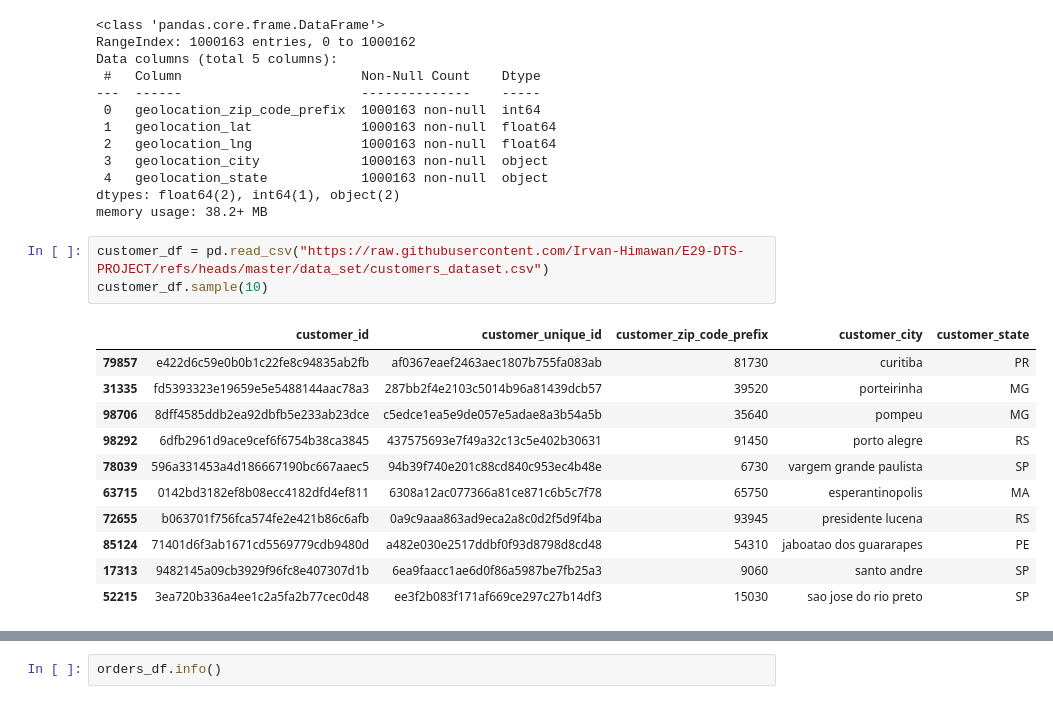
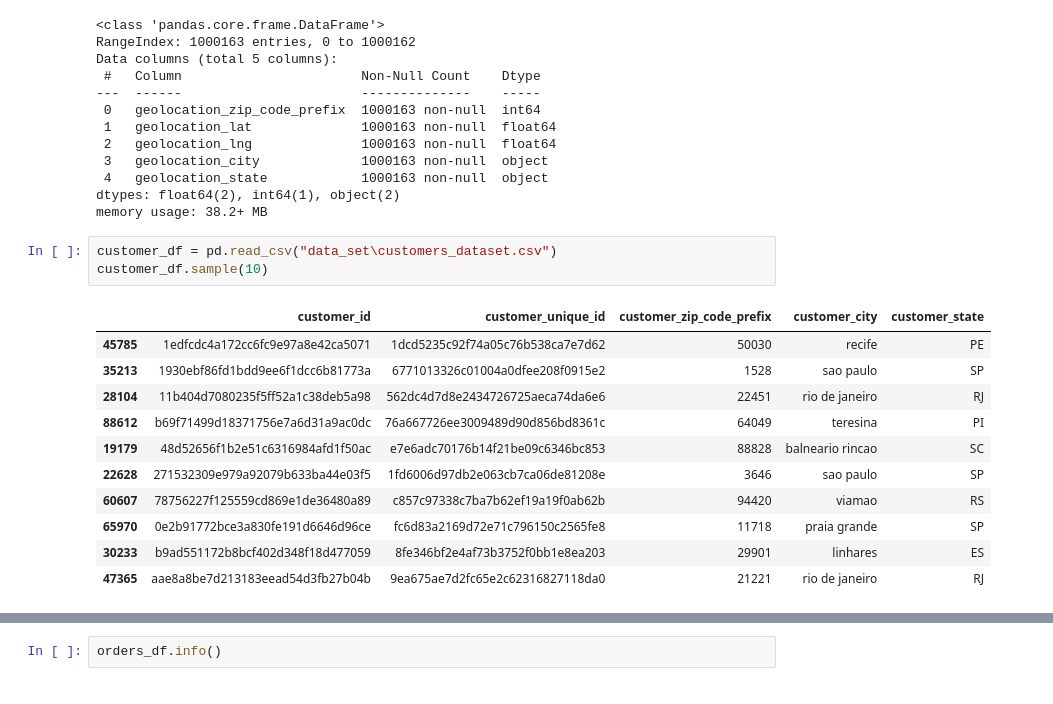
Before and after one commit to Irvan-Himawan/E29-DTS-PROJECT, a Jupyter notebook: Analysis_e-commerce_dataset_dicoding.ipynb, the cells around one changed output, grey strips where cells are left out. Cells and saved outputs as stored; diff of their text form.

Commit message:
Updating cleaning and analysis data

```diff
--- a/Analysis_e-commerce_dataset_dicoding.ipynb
+++ b/Analysis_e-commerce_dataset_dicoding.ipynb
@@ -73,17 +58,17 @@ Data columns (total 5 columns):
 dtypes: float64(2), int64(1), object(2)
 memory usage: 38.2+ MB
 # %%
-customer_df = pd.read_csv("https://raw.githubusercontent.com/Irvan-Himawan/E29-DTS-PROJECT/refs/heads/master/data_set/customers_dataset.csv")
+customer_df = pd.read_csv("data_set\customers_dataset.csv")
 customer_df.sample(10)
 # %% [output]
 |  | customer_id | customer_unique_id | customer_zip_code_prefix | customer_city | customer_state |
-| 79857 | e422d6c59e0b0b1c22fe8c94835ab2fb | af0367eaef2463aec1807b755fa083ab | 81730 | curitiba | PR |
-| 31335 | fd5393323e19659e5e5488144aac78a3 | 287bb2f4e2103c5014b96a81439dcb57 | 39520 | porteirinha | MG |
-| 98706 | 8dff4585ddb2ea92dbfb5e233ab23dce | c5edce1ea5e9de057e5adae8a3b54a5b | 35640 | pompeu | MG |
-| 98292 | 6dfb2961d9ace9cef6f6754b38ca3845 | 437575693e7f49a32c13c5e402b30631 | 91450 | porto alegre | RS |
-| 78039 | 596a331453a4d186667190bc667aaec5 | 94b39f740e201c88cd840c953ec4b48e | 6730 | vargem grande paulista | SP |
-| 63715 | 0142bd3182ef8b08ecc4182dfd4ef811 | 6308a12ac077366a81ce871c6b5c7f78 | 65750 | esperantinopolis | MA |
-| 72655 | b063701f756fca574fe2e421b86c6afb | 0a9c9aaa863ad9eca2a8c0d2f5d9f4ba | 93945 | presidente lucena | RS |
-| 85124 | 71401d6f3ab1671cd5569779cdb9480d | a482e030e2517ddbf0f93d8798d8cd48 | 54310 | jaboatao dos guararapes | PE |
-| 17313 | 9482145a09cb3929f96fc8e407307d1b | 6ea9faacc1ae6d0f86a5987be7fb25a3 | 9060 | santo andre | SP |
-| 52215 | 3ea720b336a4ee1c2a5fa2b77cec0d48 | ee3f2b083f171af669ce297c27b14df3 | 15030 | sao jose do rio preto | SP |
+| 45785 | 1edfcdc4a172cc6fc9e97a8e42ca5071 | 1dcd5235c92f74a05c76b538ca7e7d62 | 50030 | recife | PE |
+| 35213 | 1930ebf86fd1bdd9ee6f1dcc6b81773a | 6771013326c01004a0dfee208f0915e2 | 1528 | sao paulo | SP |
+| 28104 | 11b404d7080235f5ff52a1c38deb5a98 | 562dc4d7d8e2434726725aeca74da6e6 | 22451 | rio de janeiro | RJ |
+| 88612 | b69f71499d18371756e7a6d31a9ac0dc | 76a667726ee3009489d90d856bd8361c | 64049 | teresina | PI |
+| 19179 | 48d52656f1b2e51c6316984afd1f50ac | e7e6adc70176b14f21be09c6346bc853 | 88828 | balneario rincao | SC |
+| 22628 | 271532309e979a92079b633ba44e03f5 | 1fd6006d97db2e063cb7ca06de81208e | 3646 | sao paulo | SP |
+| 60607 | 78756227f125559cd869e1de36480a89 | c857c97338c7ba7b62ef19a19f0ab62b | 94420 | viamao | RS |
+| 65970 | 0e2b91772bce3a830fe191d6646d96ce | fc6d83a2169d72e71c796150c2565fe8 | 11718 | praia grande | SP |
+| 30233 | b9ad551172b8bcf402d348f18d477059 | 8fe346bf2e4af73b3752f0bb1e8ea203 | 29901 | linhares | ES |
+| 47365 | aae8a8be7d213183eead54d3fb27b04b | 9ea675ae7d2fc65e2c62316827118da0 | 21221 | rio de janeiro | RJ |
```
Also changed, not shown: parts of 29 cells of this notebook.
